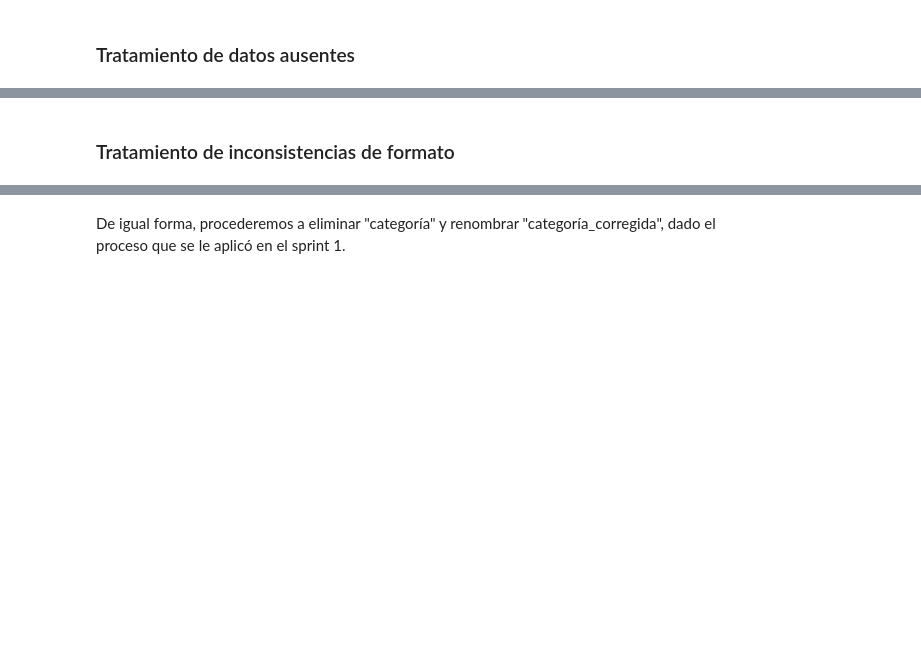
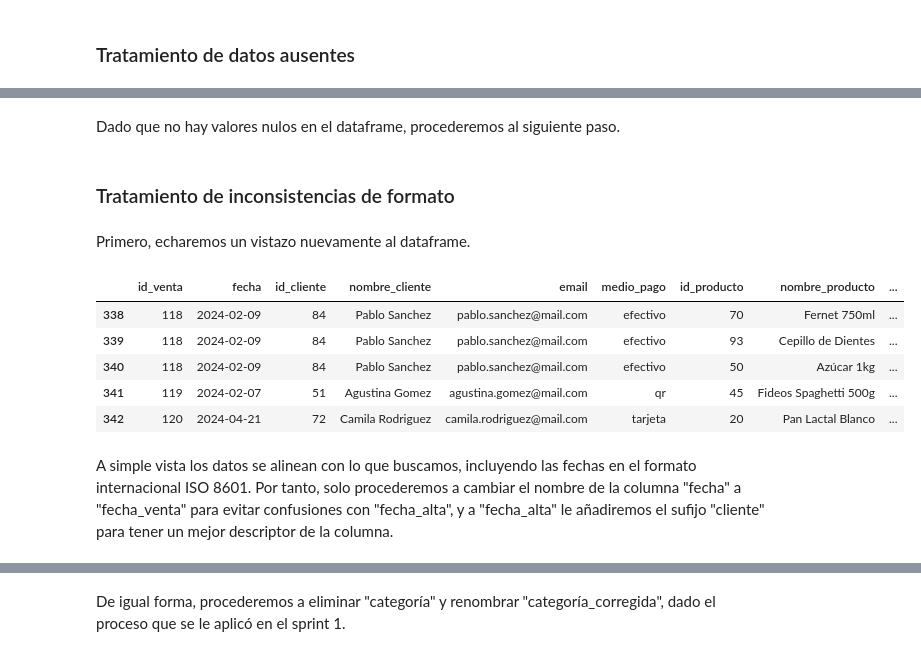
Before and after one commit to MartinOtamendiT/Aurelion, a Jupyter notebook: estadistico.ipynb, the cells around one changed output, grey strips where cells are left out. Saved outputs shown, nothing was run; the diff lists cells and outputs as text; code cells hidden in the pictures; blank space fills up the shorter version.

```diff
--- a/estadistico.ipynb
+++ b/estadistico.ipynb
@@ -313,2 +337,18 @@ dtype: object
+# %% [markdown]
+Dado que no hay valores nulos en el dataframe, procederemos al siguiente paso.
 # %% [markdown]
 ### Tratamiento de inconsistencias de formato
+# %% [markdown]
+Primero, echaremos un vistazo nuevamente al dataframe.
+# %%
+# Tratamiento de inconsistencias de formato
+df_unified.tail(5)
+# %% [output]
+|  | id_venta | fecha | id_cliente | nombre_cliente | email | medio_pago | id_producto | nombre_producto | ... |
+| 338 | 118 | 2024-02-09 | 84 | Pablo Sanchez | pablo.sanchez@mail.com | efectivo | 70 | Fernet 750ml | ... |
+| 339 | 118 | 2024-02-09 | 84 | Pablo Sanchez | pablo.sanchez@mail.com | efectivo | 93 | Cepillo de Dientes | ... |
+| 340 | 118 | 2024-02-09 | 84 | Pablo Sanchez | pablo.sanchez@mail.com | efectivo | 50 | Azúcar 1kg | ... |
+| 341 | 119 | 2024-02-07 | 51 | Agustina Gomez | agustina.gomez@mail.com | qr | 45 | Fideos Spaghetti 500g | ... |
+| 342 | 120 | 2024-04-21 | 72 | Camila Rodriguez | camila.rodriguez@mail.com | tarjeta | 20 | Pan Lactal Blanco | ... |
+# %% [markdown]
+A simple vista los datos se alinean con lo que buscamos, incluyendo las fechas en el formato internacional ISO 8601. Por tanto, solo procederemos a cambiar el nombre de la columna "fecha" a "fecha_venta" para evitar confusiones con "fecha_alta", y a "fecha_alta" le añadiremos el sufijo "cliente" para tener un mejor descriptor de la columna.
```
Also changed, not shown: parts of 18 cells of this notebook, 1 other file.
